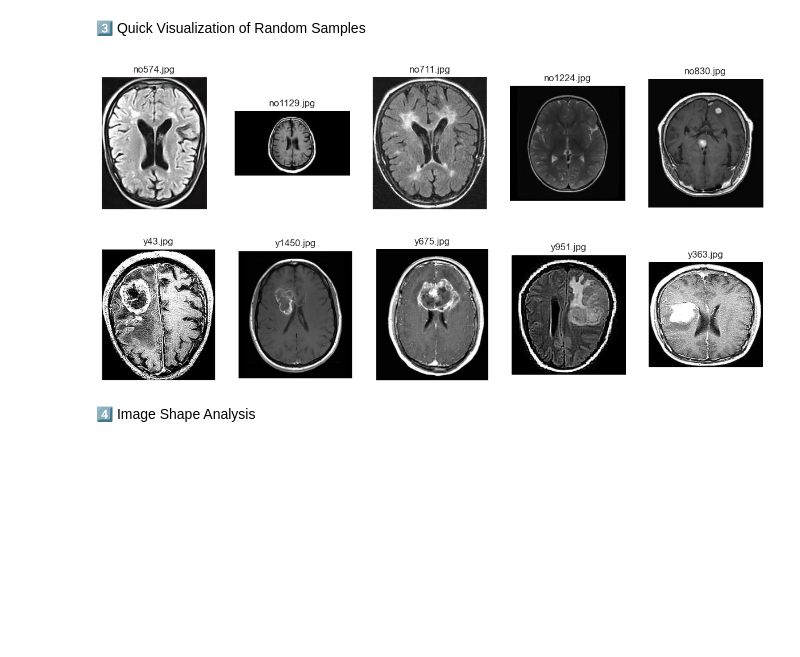
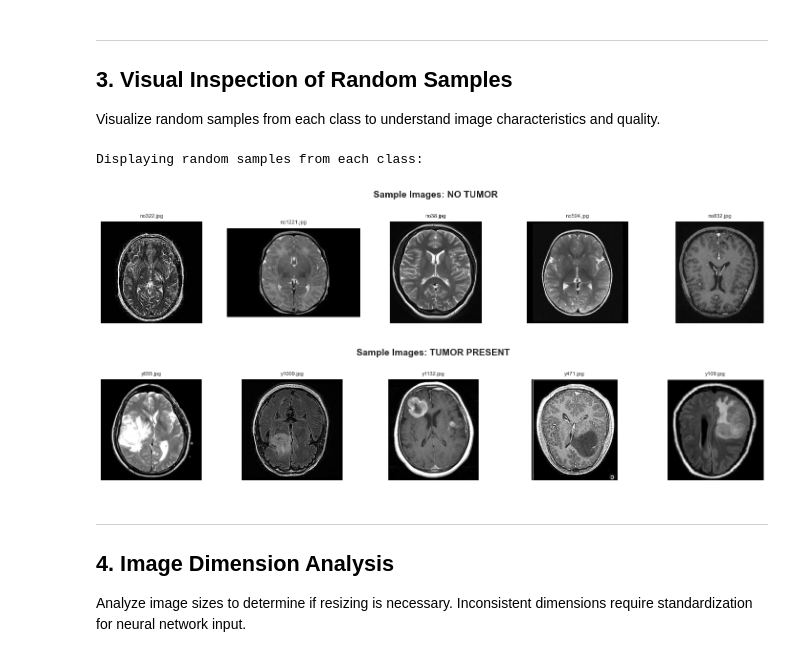
Before and after one commit to WhoIsFawaz/Explainable-Deep-Learning-for-Brain-Tumour-Detection-Comparative-Analysis-of-CNN-and-ResNet, a Jupyter notebook: 1eda.ipynb, the cells around one changed output. Saved outputs shown, nothing was run; the diff lists cells and outputs as text; code cells hidden in the pictures; blank space fills up the shorter version.

```diff
--- a/1eda.ipynb
+++ b/1eda.ipynb
@@ -3,11 +11,19 @@
 # %%
+# File operations and numerical computing
 import os
 import numpy as np
 import pandas as pd
-import matplotlib.pyplot as plt
+
+# Image processing
 from PIL import Image
 import cv2
 
-# Optional: for pretty plots
+# Visualization
+import matplotlib.pyplot as plt
 import seaborn as sns
+
+# Configure visualization style for better-looking plots
 sns.set(style='whitegrid')
+plt.rcParams['figure.dpi'] = 100
+
+print("All libraries imported successfully.")
@@ -30,24 +76,49 @@ Number of 'yes' images: 1500
 # %% [markdown]
-3️⃣ Quick Visualization of Random Samples
+---
+
+## 3. Visual Inspection of Random Samples
+
+Visualize random samples from each class to understand image characteristics and quality.
 # %%
-def show_random_samples(folder, n=5):
-    plt.figure(figsize=(15,3))
+def show_random_samples(folder, class_name, n=5):
+    """
+    Display n random images from a given folder.
+
+    Args:
+        folder (str): Path to the image folder
+        class_name (str): Name of the class for the title
+        n (int): Number of samples to display
+    """
+    plt.figure(figsize=(15, 3))
+
+    # Randomly select n images
     files = np.random.choice(os.listdir(folder), n, replace=False)
+
     for i, file in enumerate(files):
         img = Image.open(os.path.join(folder, file))
+
         plt.subplot(1, n, i+1)
         plt.imshow(img, cmap='gray')
         plt.axis('off')
-        plt.title(file)
+        plt.title(file, fontsize=8)
+
+    plt.suptitle(f'Sample Images: {class_name.upper()}', fontsize=14, fontweight='bold')
+    plt.tight_layout()
     plt.show()
 
-# Show samples
-show_random_samples(no_path)
-show_random_samples(yes_path)
+# Display random samples from each class
+print("Displaying random samples from each class:\n")
+show_random_samples(no_path, "No Tumor")
+show_random_samples(yes_path, "Tumor Present")
 # %% [output]
+Displaying random samples from each class:
-[figure, old version]
+[figure, new version]
-[figure, old version]
+[figure, new version]
 # %% [markdown]
-4️⃣ Image Shape Analysis
+---
+
+## 4. Image Dimension Analysis
+
+Analyze image sizes to determine if resizing is necessary. Inconsistent dimensions require standardization for neural network input.
 # %%
 def get_image_shapes(folder):
```
Also changed, not shown: parts of 9 cells of this notebook, 2 other files.
